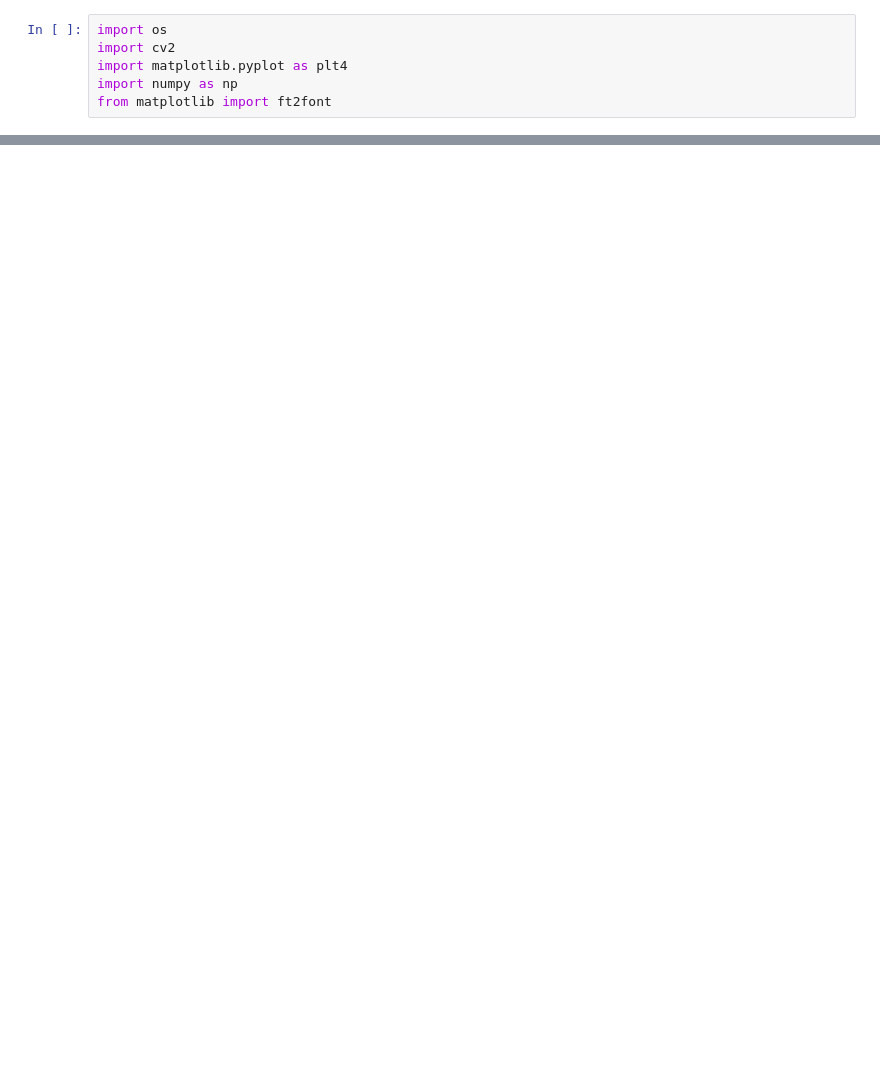
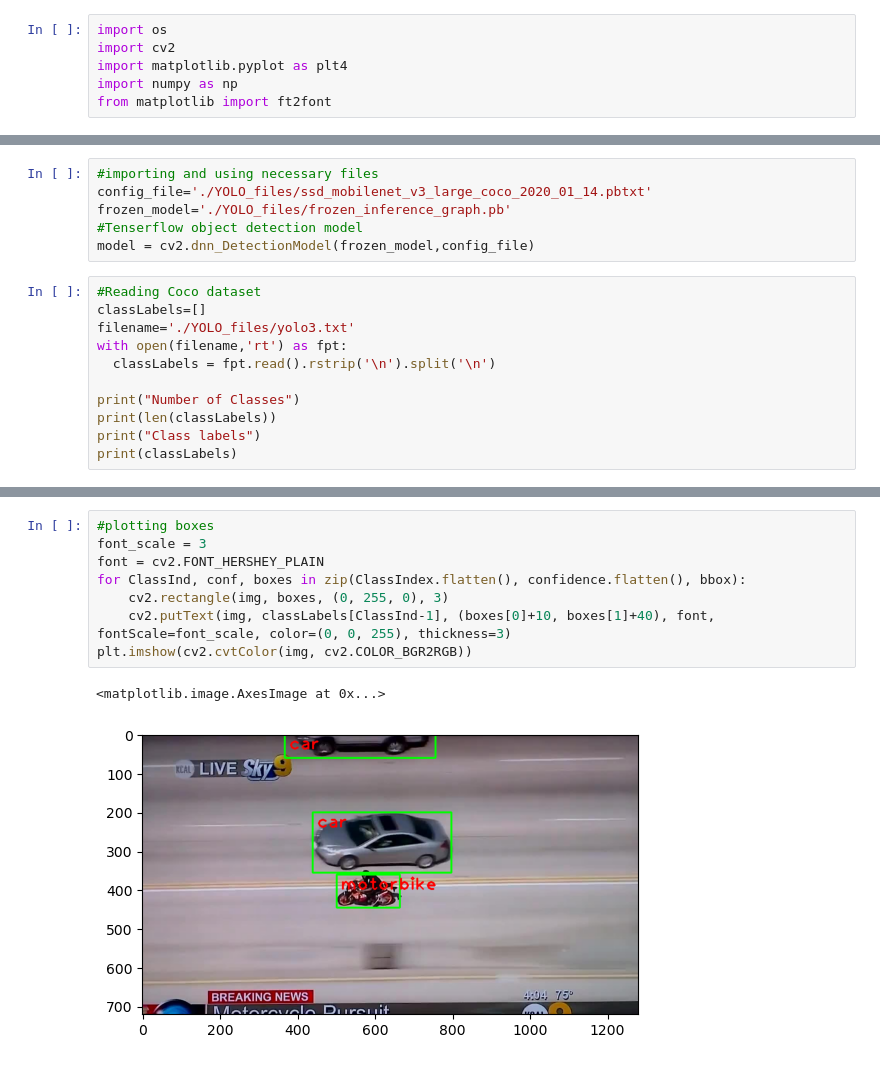
Before and after one commit to ivan-serrano-hernandez/Computer-Vision-project, a Jupyter notebook: ObjectDetection.ipynb, the cells around one changed output, grey strips where cells are left out. Drawn from its saved outputs; the diff is of its cells as text; blank space fills up the shorter version.

```diff
--- a/ObjectDetection.ipynb
+++ b/ObjectDetection.ipynb
@@ -14,0 +7,17 @@ SystemError: <class 'cv2.dnn.DetectionModel'> returned a result with an exceptio
+# %%
+#importing and using necessary files
+config_file='./YOLO_files/ssd_mobilenet_v3_large_coco_2020_01_14.pbtxt'
+frozen_model='./YOLO_files/frozen_inference_graph.pb'
+#Tenserflow object detection model
+model = cv2.dnn_DetectionModel(frozen_model,config_file)
+# %%
+#Reading Coco dataset
+classLabels=[]
+filename='./YOLO_files/yolo3.txt'
+with open(filename,'rt') as fpt:
+  classLabels = fpt.read().rstrip('\n').split('\n')
+
+print("Number of Classes")
+print(len(classLabels))
+print("Class labels")
+print(classLabels)
@@ -14,0 +50,11 @@ SystemError: <class 'cv2.dnn.DetectionModel'> returned a result with an exceptio
+# %%
+#plotting boxes
+font_scale = 3
+font = cv2.FONT_HERSHEY_PLAIN
+for ClassInd, conf, boxes in zip(ClassIndex.flatten(), confidence.flatten(), bbox):
+    cv2.rectangle(img, boxes, (0, 255, 0), 3)
+    cv2.putText(img, classLabels[ClassInd-1], (boxes[0]+10, boxes[1]+40), font, fontScale=font_scale, color=(0, 0, 255), thickness=3)
+plt.imshow(cv2.cvtColor(img, cv2.COLOR_BGR2RGB))
+# %% [output]
+<matplotlib.image.AxesImage at 0x...>
+[figure, added]
```
Also changed, not shown: parts of 6 cells of this notebook, 4 other files.
